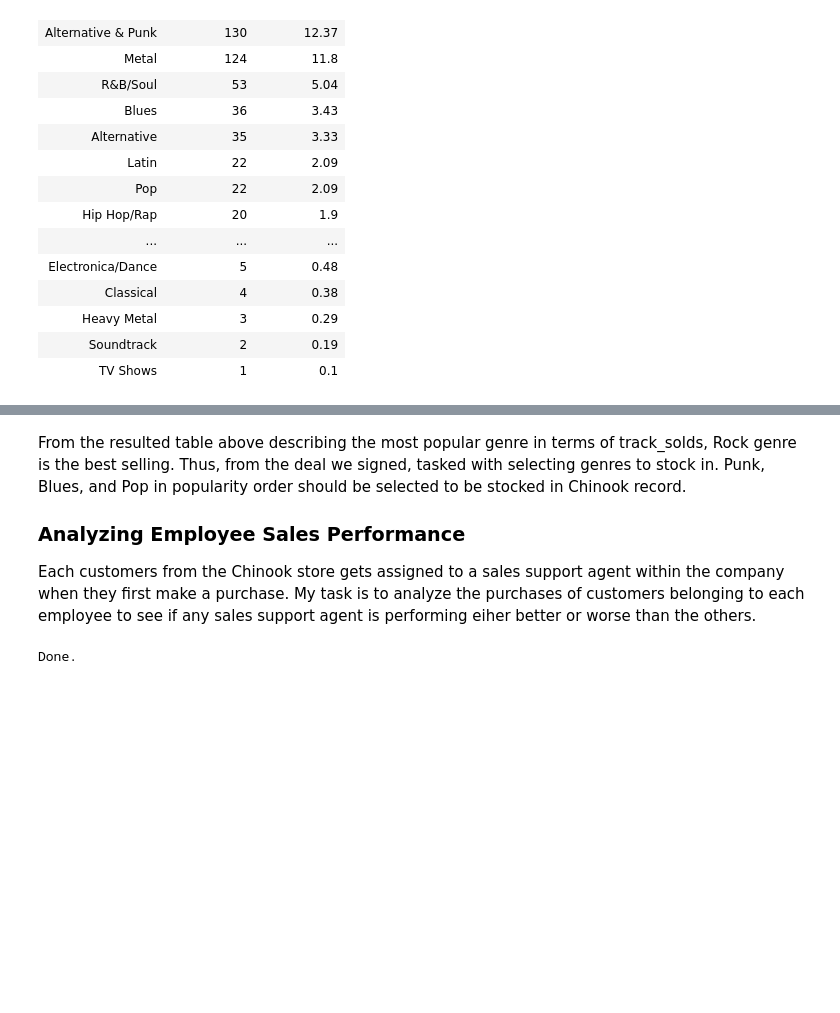
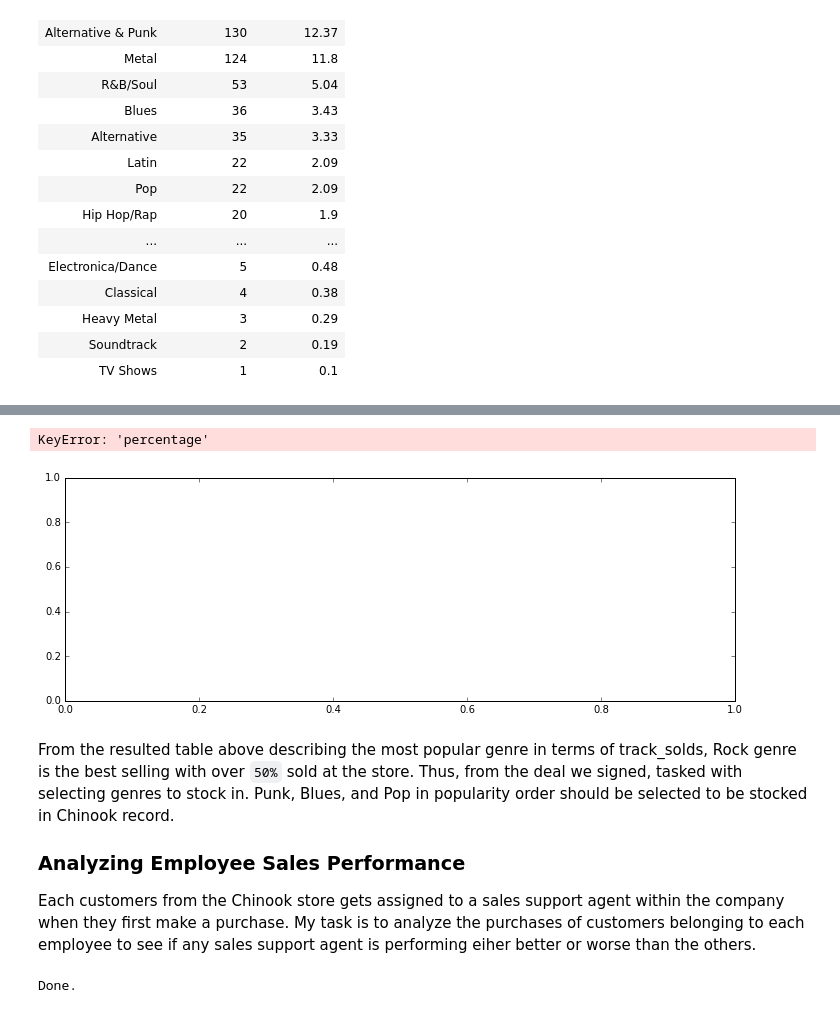
Before and after one commit to bchukt/Answering-Business-Questions-Using-SQL, a Jupyter notebook: Answering Business Questions Using SQL.ipynb, the cells around one changed output, grey strips where cells are left out. Saved outputs shown, nothing was run; the diff lists cells and outputs as text; code cells hidden in the pictures; blank space fills up the shorter version.

```diff
--- a/Answering Business Questions Using SQL.ipynb
+++ b/Answering Business Questions Using SQL.ipynb
@@ -120,5 +175,27 @@ Done.
+# %%
+# Plotting sold tracks by genre in %
+fig, ax = plt.subplots(figsize=(12,4))
+df["percentage"].sort_values().plot.bar(color="grey",
+                                  xlim=(0, 60),
+                                  rot=0)
+plt.setp(ax.get_xticklabels(),
+         rotation=45,
+         ha="right",
+         rotation_mode="anchor")
+ax.set_title("Sold albums and tracks by genre", fontsize=38)
+ax.tick_params(axis="both",
+               labelsize=20,
+               left = False)
+
+ax.grid(color='black', axis='y')
+ax.spines["top"].set_visible(False)
+ax.spines["right"].set_visible(False)
+ax.spines["left"].set_visible(False)
+# %% [output]
+KeyError: 'percentage'
+[figure, added]
 # %% [markdown]
-From the resulted table above describing the most popular genre in terms of track_solds, Rock genre is the best selling. Thus, from the deal we signed, tasked with selecting genres to stock in. Punk, Blues, and Pop in popularity order should be selected to be stocked in Chinook record.
+From the resulted table above describing the most popular genre in terms of track_solds, Rock genre is the best selling with over `50%` sold at the store. Thus, from the deal we signed, tasked with selecting genres to stock in. Punk, Blues, and Pop in popularity order should be selected to be stocked in Chinook record.
 
 ### Analyzing Employee Sales Performance
 
```
Also changed, not shown: parts of 6 cells of this notebook.
